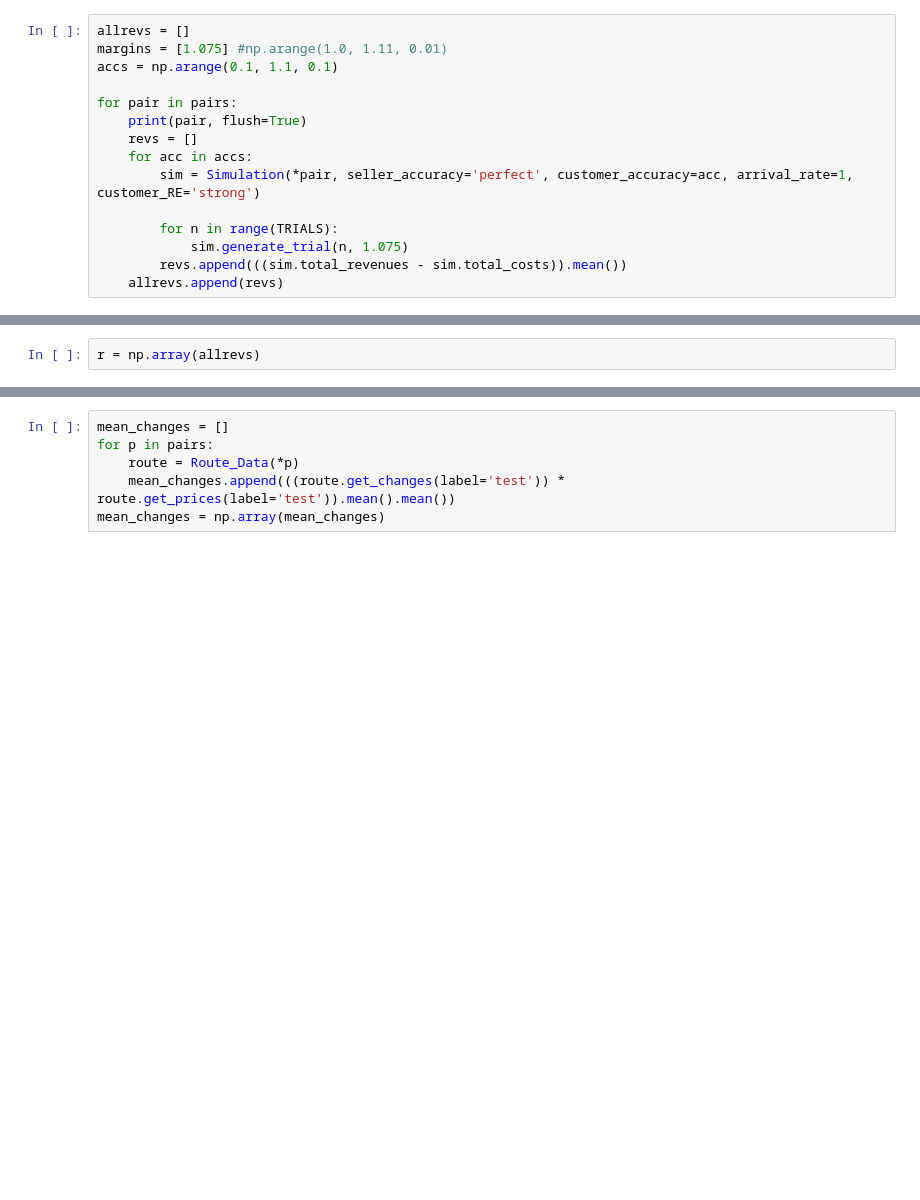
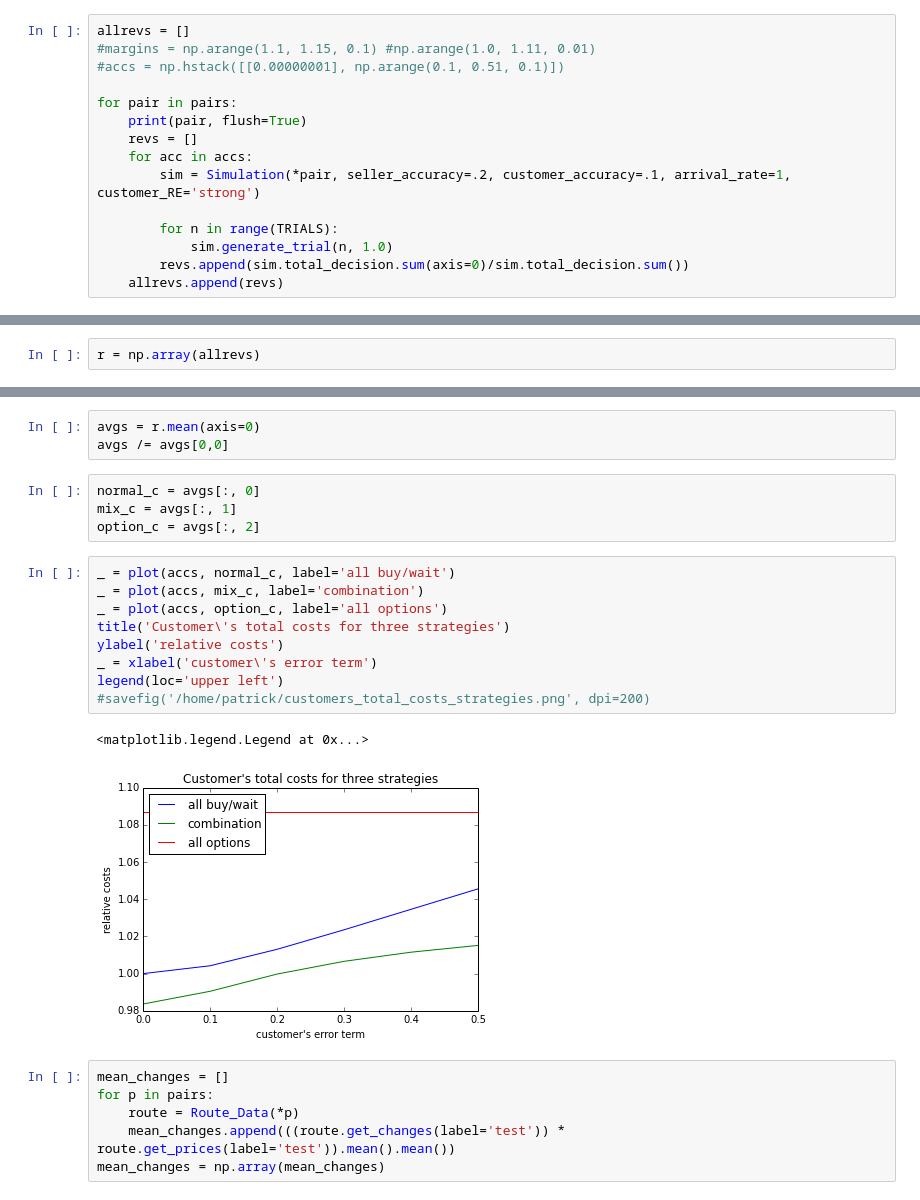
Before and after one commit to vankempen/Thesis, a Jupyter notebook: Simulation/Final simulation.ipynb, the cells around one changed output, grey strips where cells are left out. Drawn from its saved outputs; the diff is of its cells as text; blank space fills up the shorter version.

```diff
--- a/Simulation/Final simulation.ipynb
+++ b/Simulation/Final simulation.ipynb
@@ -245,17 +271,17 @@ array([ 0.06099716,  0.53380466,  0.0283534 ,  0.37684478])
 # %%
 allrevs = []
-margins = [1.075] #np.arange(1.0, 1.11, 0.01)
-accs = np.arange(0.1, 1.1, 0.1)
+#margins = np.arange(1.1, 1.15, 0.1) #np.arange(1.0, 1.11, 0.01)
+#accs = np.hstack([[0.00000001], np.arange(0.1, 0.51, 0.1)])
 
 for pair in pairs:
     print(pair, flush=True)
     revs = []
     for acc in accs:
-        sim = Simulation(*pair, seller_accuracy='perfect', customer_accuracy=acc, arrival_rate=1, customer_RE='strong')
+        sim = Simulation(*pair, seller_accuracy=.2, customer_accuracy=.1, arrival_rate=1, customer_RE='strong')
 
         for n in range(TRIALS):
-            sim.generate_trial(n, 1.075)
-        revs.append(((sim.total_revenues - sim.total_costs)).mean())
+            sim.generate_trial(n, 1.0)
+        revs.append(sim.total_decision.sum(axis=0)/sim.total_decision.sum())
     allrevs.append(revs)
 # %% [output]
 ('AMS', 'CDG')
@@ -288,3 +316,22 @@ r = np.array(allrevs)
+# %%
+avgs = r.mean(axis=0)
+avgs /= avgs[0,0]
+# %%
+normal_c = avgs[:, 0]
+mix_c = avgs[:, 1]
+option_c = avgs[:, 2]
+# %%
+_ = plot(accs, normal_c, label='all buy/wait')
+_ = plot(accs, mix_c, label='combination')
+_ = plot(accs, option_c, label='all options')
+title('Customer\'s total costs for three strategies')
+ylabel('relative costs')
+_ = xlabel('customer\'s error term')
+legend(loc='upper left')
+#savefig('/home/patrick/customers_total_costs_strategies.png', dpi=200)
+# %% [output]
+<matplotlib.legend.Legend at 0x...>
+[figure, added]
 # %%
 mean_changes = []
 for p in pairs:
```
Also changed, not shown: parts of 9 cells of this notebook, 5 other files.
